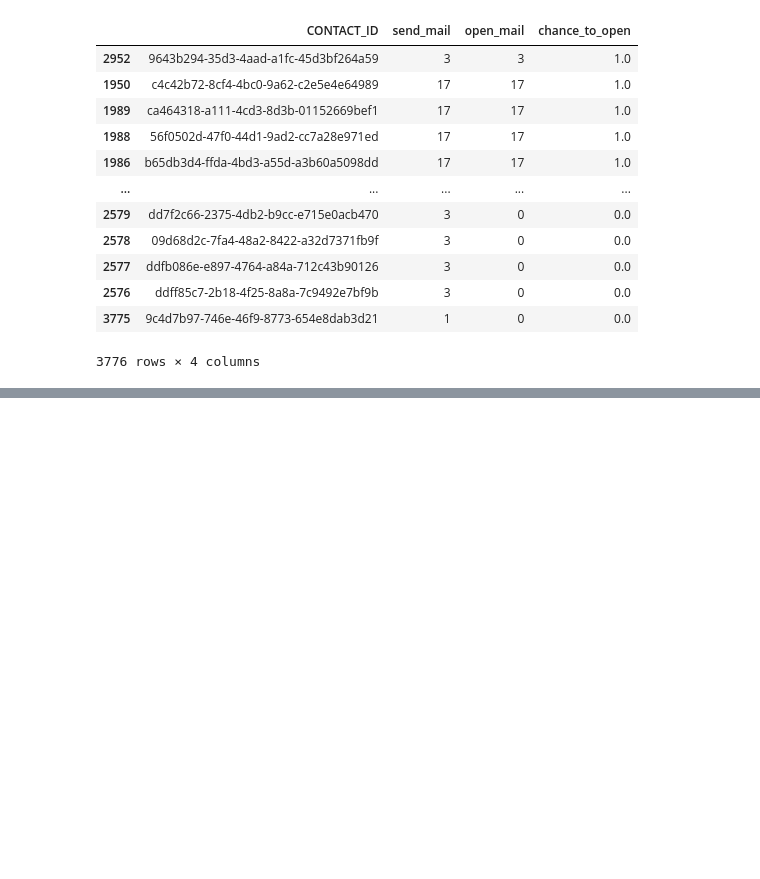
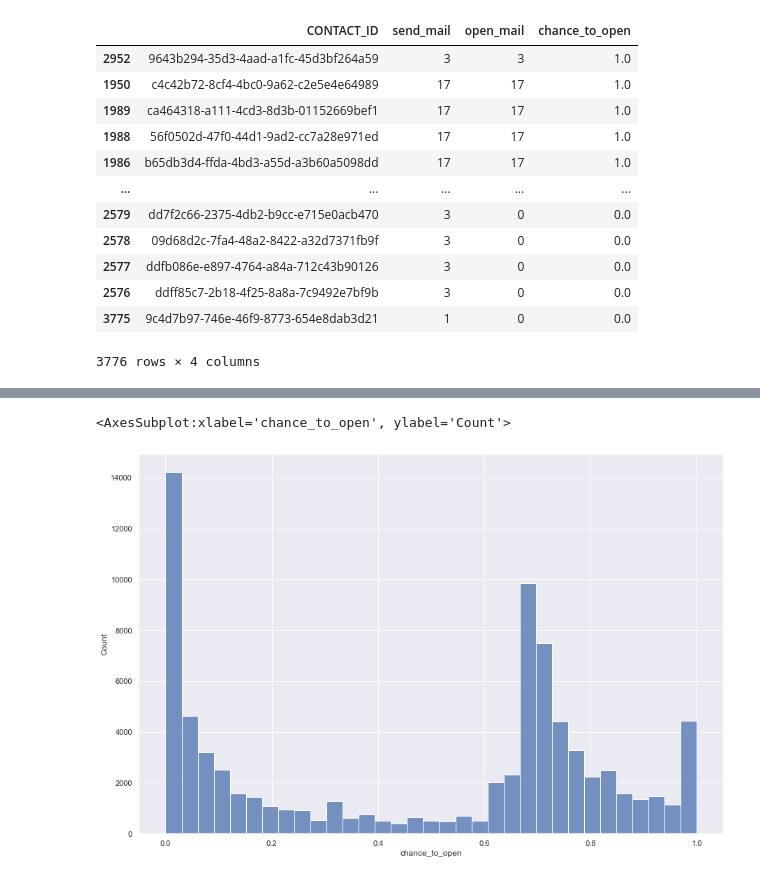
Before and after one commit to IvanovNA01/test_task_junior, a Jupyter notebook: test_to_jun1.ipynb, the cells around one changed output, grey strips where cells are left out. Saved outputs shown, nothing was run; the diff lists cells and outputs as text; code cells hidden in the pictures; blank space fills up the shorter version.

```diff
--- a/test_to_jun1.ipynb
+++ b/test_to_jun1.ipynb
@@ -570,0 +574,5 @@ features_df
+# %%
+sns.histplot(data=features_df, x="chance_to_open")
+# %% [output]
+<AxesSubplot:xlabel='chance_to_open', ylabel='Count'>
+[figure, added]
```
Also changed, not shown: parts of 4 cells of this notebook.
